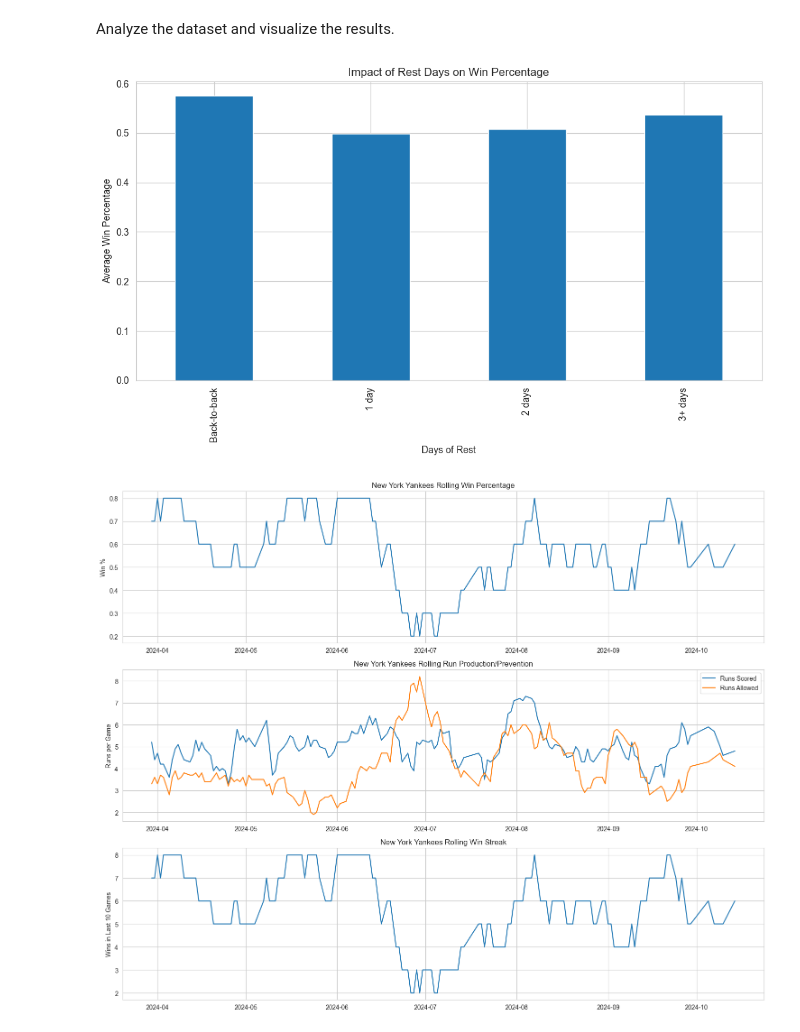
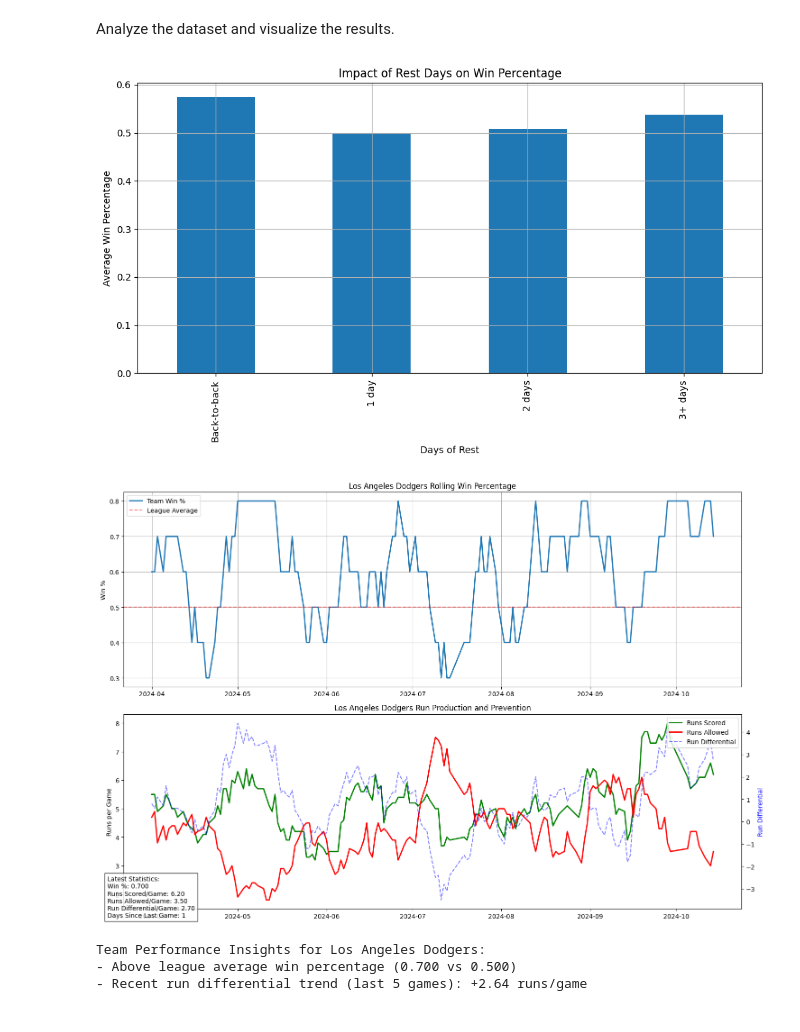
Before and after one commit to jbarkie/betbot, a Jupyter notebook: machine_learning/docs/notebooks/mlb-time-series-analysis.ipynb, the cells around one changed output. Saved outputs shown, nothing was run; the diff lists cells and outputs as text; code cells hidden in the pictures.

Commit message:
Run with updated visualization
For team momentum.

```diff
--- a/machine_learning/docs/notebooks/mlb-time-series-analysis.ipynb
+++ b/machine_learning/docs/notebooks/mlb-time-series-analysis.ipynb
@@ -41,22 +41,25 @@ Analyze the dataset and visualize the results.
 # %%
 # Initialize analyzers
 team_analyzer = TeamTimeSeriesAnalyzer(window_size=10)
 visualizer = TimeSeriesVisualizer()
 
 # Calculate rolling statistics
 rolling_stats = team_analyzer.calculate_rolling_stats(schedule_df, teams_df)
 
 # Analyze rest impact
 rest_impact = RestAnalyzer.calculate_rest_impact(rolling_stats)
 visualizer.plot_rest_impact(rest_impact)
 
 # Analyze specific team
-visualizer.plot_team_momentum(rolling_stats, "New York Yankees", teams_df)
+visualizer.plot_team_momentum(rolling_stats, "Los Angeles Dodgers", teams_df)
 
 # Identify hot/cold teams
 hot_teams, cold_teams = MomentumAnalyzer.identify_hot_cold_teams(rolling_stats, teams_df)
 visualizer.plot_team_performance_comparison(hot_teams, cold_teams)
 # %% [output]
-[figure, old version]
+[figure, new version]
-[figure, old version]
+[figure, new version]
+Team Performance Insights for Los Angeles Dodgers:
+- Above league average win percentage (0.700 vs 0.500)
+- Recent run differential trend (last 5 games): +2.64 runs/game
 [figure]
```
Also changed, not shown: parts of 1 cell of this notebook.
